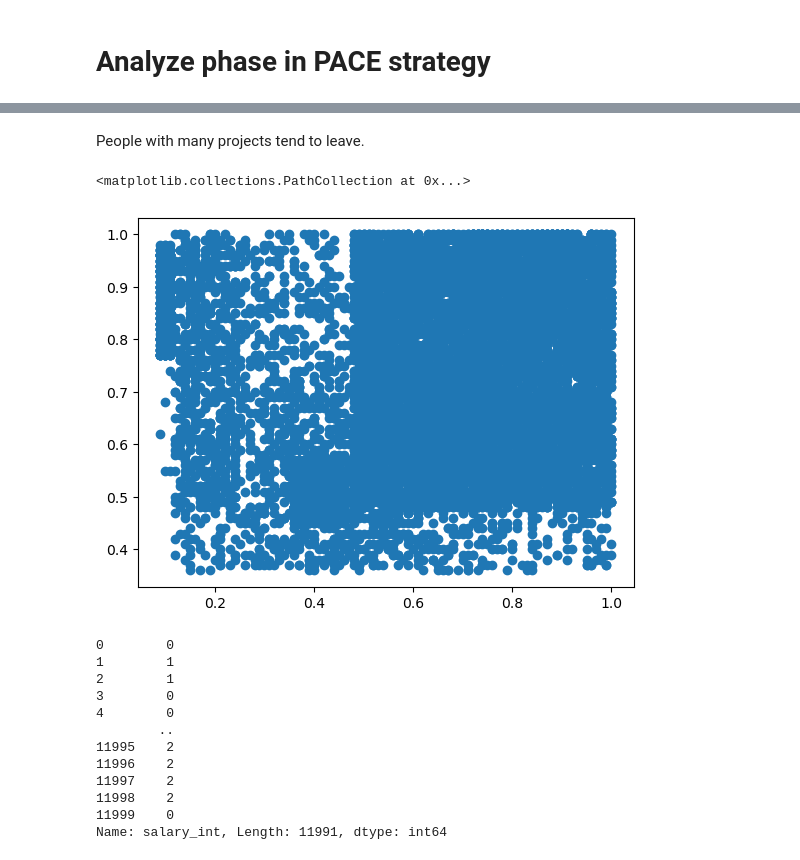
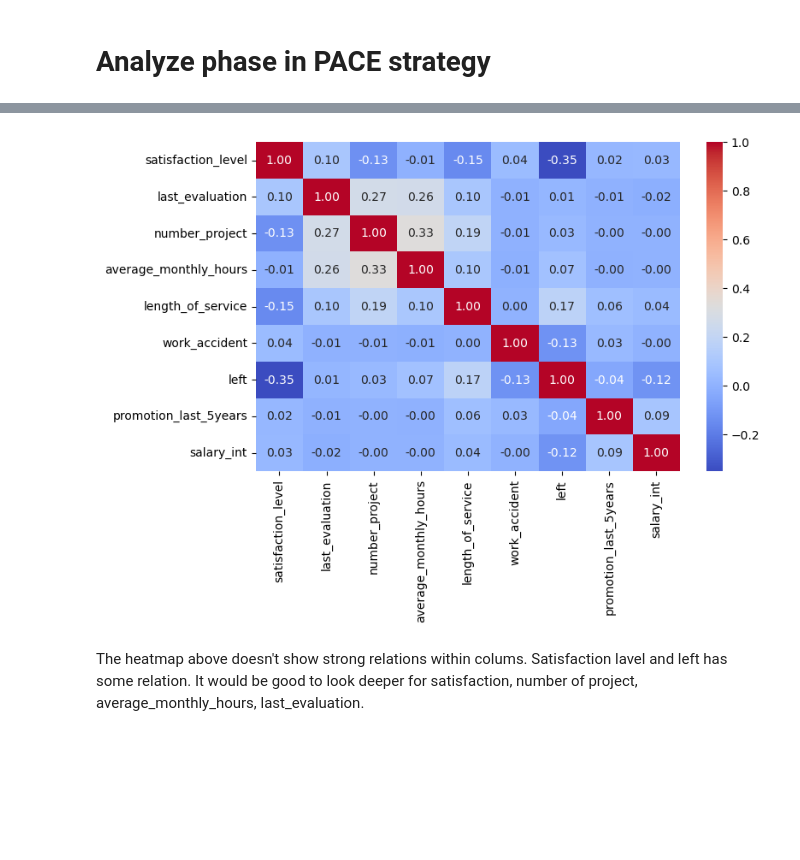
Before and after one commit to Risa10000/Portfolio, a Jupyter notebook: Prediction_of_turnover.ipynb, the cells around one changed output, grey strips where cells are left out. Drawn from its saved outputs; the diff is of its cells as text; code cells hidden in the pictures; blank space fills up the shorter version.

```diff
--- a/Prediction_of_turnover.ipynb
+++ b/Prediction_of_turnover.ipynb
@@ -276,36 +303,10 @@ plt.show()
 # %%
-# correlation with each column
-df_conv = df.copy()
-df_conv = pd.get_dummies(df_conv,columns=['department'],drop_first=True)
-df_conv.dtypes
-
-plt.figure(figsize=(10,6))
-sns.heatmap(df_conv.drop(columns={'salary'}).corr(),annot=True,fmt='.2f',cmap='coolwarm');
-
-Not a big relation with each column.
-Satisfaction, number of project, last_evaluation would be good to look deeper.
+# heatmap
+plt.figure(figsize=(8,5))
+sns.heatmap(df.drop(columns={'salary','department'}).corr(),annot=True,fmt='.2f',cmap='coolwarm');
+# %% [output]
+[figure, added]
 # %% [markdown]
-People with many projects tend to leave.
+The heatmap above doesn't show strong relations within colums.
+Satisfaction lavel and left has some relation.
+It would be good to look deeper for satisfaction, number of project, average_monthly_hours, last_evaluation.
-# %%
-# satisfaction - number of project
-plt.scatter(df['satisfaction_level'],df['last_evaluation'])
-# %% [output]
-<matplotlib.collections.PathCollection at 0x...>
-[figure, removed]
-# %%
-# convert to category
-df.loc[:,'salary_int'] = df['salary'].map({'low':0,'medium':1,'high':2})
-df['salary_int']
-# %% [output]
-0        0
-1        1
-2        1
-3        0
-4        0
-        ..
-11995    2
-11996    2
-11997    2
-11998    2
-11999    0
-Name: salary_int, Length: 11991, dtype: int64
```
Also changed, not shown: parts of 70 cells of this notebook, 5 other files.
